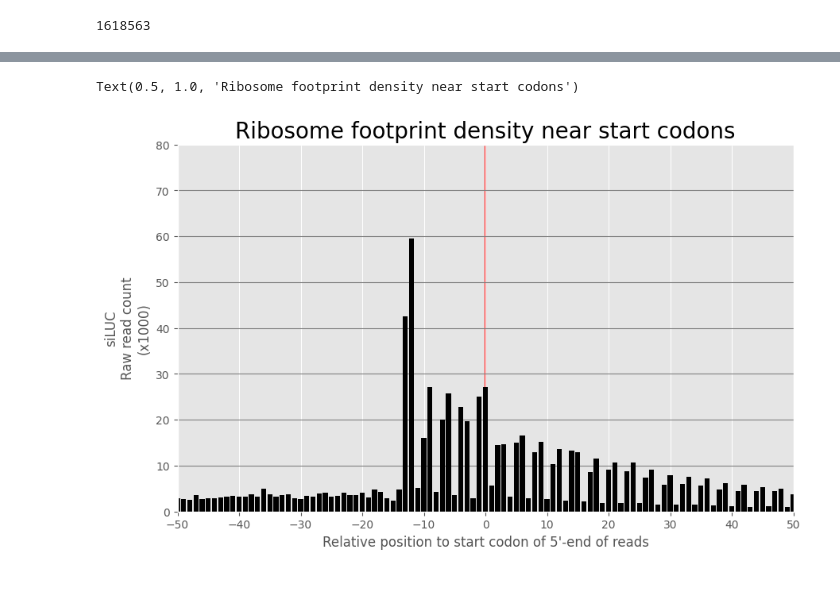
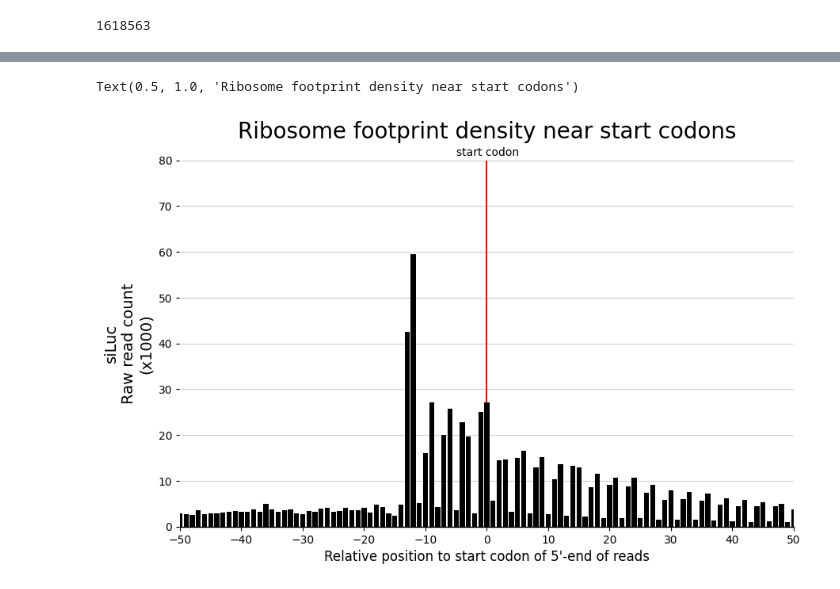
Before and after one commit to jjun7793/2024snubinfo_term, a Jupyter notebook: CoLab_TermProj_2024_2.ipynb, the cells around one changed output, grey strips where cells are left out. Saved outputs shown, nothing was run; the diff lists cells and outputs as text; code cells hidden in the pictures.

```diff
--- a/CoLab_TermProj_2024_2.ipynb
+++ b/CoLab_TermProj_2024_2.ipynb
@@ -390,19 +390,28 @@ RFD_count
 # %%
 fig, ax = plt.subplots(figsize=(10,6))
 
-ax.bar(RFD_count.keys(), RFD_count.values(), color='black')
-ax.axvline(0, color='red', zorder=0)
+ax.bar(RFD_count.keys(), RFD_count.values(), color='black', zorder=10)
+ax.axvline(x=0, color='red', zorder=5)
+ax.text(x=-5, y=81000,s='start codon', color='black')
+ax.set_facecolor('white')
 
-ax.grid(axis='y',color='gray')
+ax.grid(axis='y',c='0.8', zorder=7)
 def y_fmt(y, pos):
     return '{:.0f}'.format(y / 1000)
 ax.yaxis.set_major_formatter(ticker.FuncFormatter(y_fmt))
+ax.spines['bottom'].set_linewidth(1)
+ax.spines['bottom'].set_color('black')
+ax.spines['top'].set_visible(False)
+
 ax.set_xlim(-50,50)
 ax.set_ylim(0,80000)
+ax.tick_params(axis='x', colors='black')
+ax.tick_params(axis='y', colors='black')
+
 ax.set_xticks(range(-50,51,10))
-ax.set_xlabel("Relative position to start codon of 5'-end of reads", fontsize=12)
-ax.set_ylabel('siLUC\nRaw read count\n(x1000)', fontsize=12)
-ax.set_title("Ribosome footprint density near start codons", fontsize=20)
+ax.set_xlabel("Relative position to start codon of 5'-end of reads", fontsize=12, c='black')
+ax.set_ylabel('siLuc\nRaw read count\n(x1000)', fontsize=14, c='black')
+ax.set_title("Ribosome footprint density near start codons", fontsize=20, pad=20)
 # %% [output]
 Text(0.5, 1.0, 'Ribosome footprint density near start codons')
-[figure, old version]
+[figure, new version]
```
Also changed, not shown: parts of 1 cell of this notebook.
